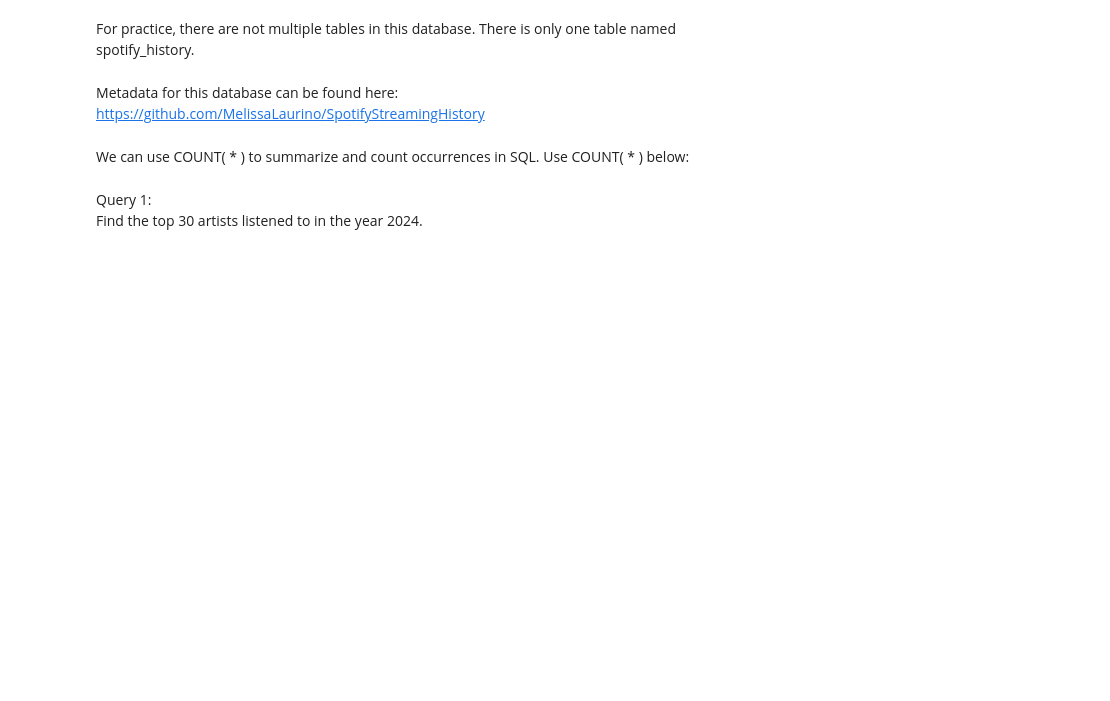
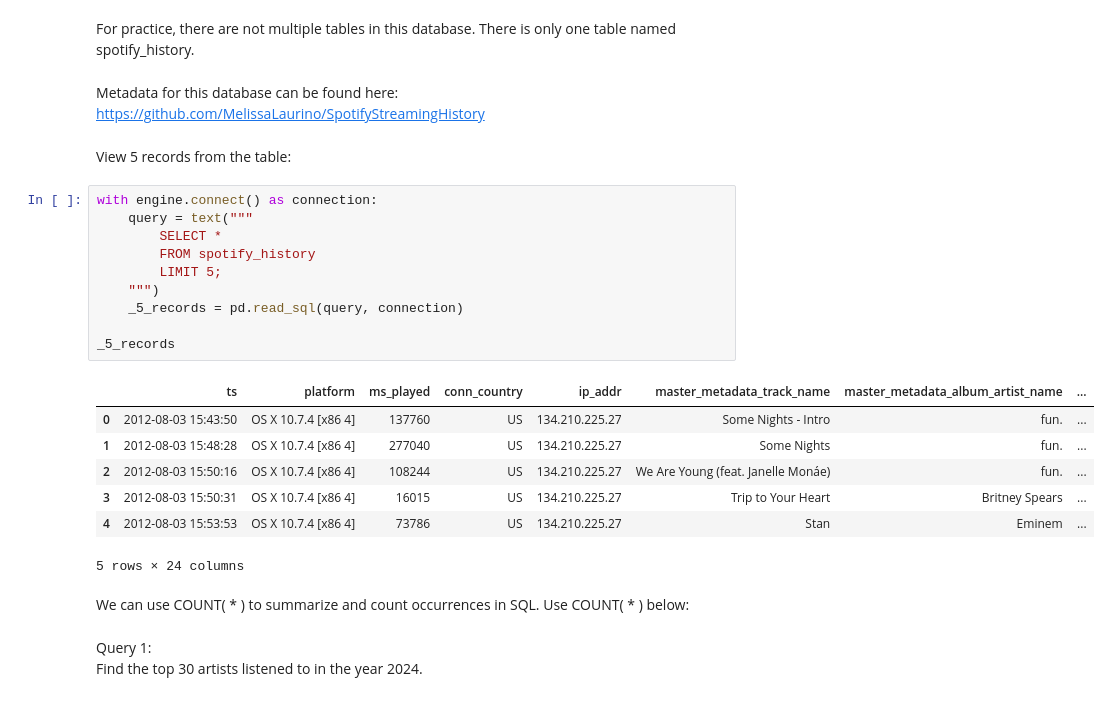
Before and after one commit to letatthinh/data-gathering-and-warehousing, a Jupyter notebook: Assignments/Assignment 5/Assignment5_Le.ipynb, the cells around one changed output. Saved outputs shown, nothing was run; the diff lists cells and outputs as text; blank space fills up the shorter version.

```diff
--- a/Assignments/Assignment 5/Assignment5_Le.ipynb
+++ b/Assignments/Assignment 5/Assignment5_Le.ipynb
@@ -49,6 +45,26 @@ year - BIGINT
 For practice, there are not multiple tables in this database. There is only one table named spotify_history.
 # %% [markdown]
 Metadata for this database can be found here: https://github.com/MelissaLaurino/SpotifyStreamingHistory
+# %% [markdown]
+View 5 records from the table:
+# %%
+with engine.connect() as connection:
+    query = text("""
+        SELECT *
+        FROM spotify_history
+        LIMIT 5;
+    """)
+    _5_records = pd.read_sql(query, connection)
+
+_5_records
+# %% [output]
+|  | ts | platform | ms_played | conn_country | ip_addr | master_metadata_track_name | master_metadata_album_artist_name | ... |
+| 0 | 2012-08-03 15:43:50 | OS X 10.7.4 [x86 4] | 137760 | US | 134.210.225.27 | Some Nights - Intro | fun. | ... |
+| 1 | 2012-08-03 15:48:28 | OS X 10.7.4 [x86 4] | 277040 | US | 134.210.225.27 | Some Nights | fun. | ... |
+| 2 | 2012-08-03 15:50:16 | OS X 10.7.4 [x86 4] | 108244 | US | 134.210.225.27 | We Are Young (feat. Janelle Monáe) | fun. | ... |
+| 3 | 2012-08-03 15:50:31 | OS X 10.7.4 [x86 4] | 16015 | US | 134.210.225.27 | Trip to Your Heart | Britney Spears | ... |
+| 4 | 2012-08-03 15:53:53 | OS X 10.7.4 [x86 4] | 73786 | US | 134.210.225.27 | Stan | Eminem | ... |
+5 rows × 24 columns
 # %% [markdown]
 We can use COUNT( * ) to summarize and count occurrences in SQL. Use COUNT( * ) below:
 # %% [markdown]
```
Also changed, not shown: parts of 22 cells of this notebook.
